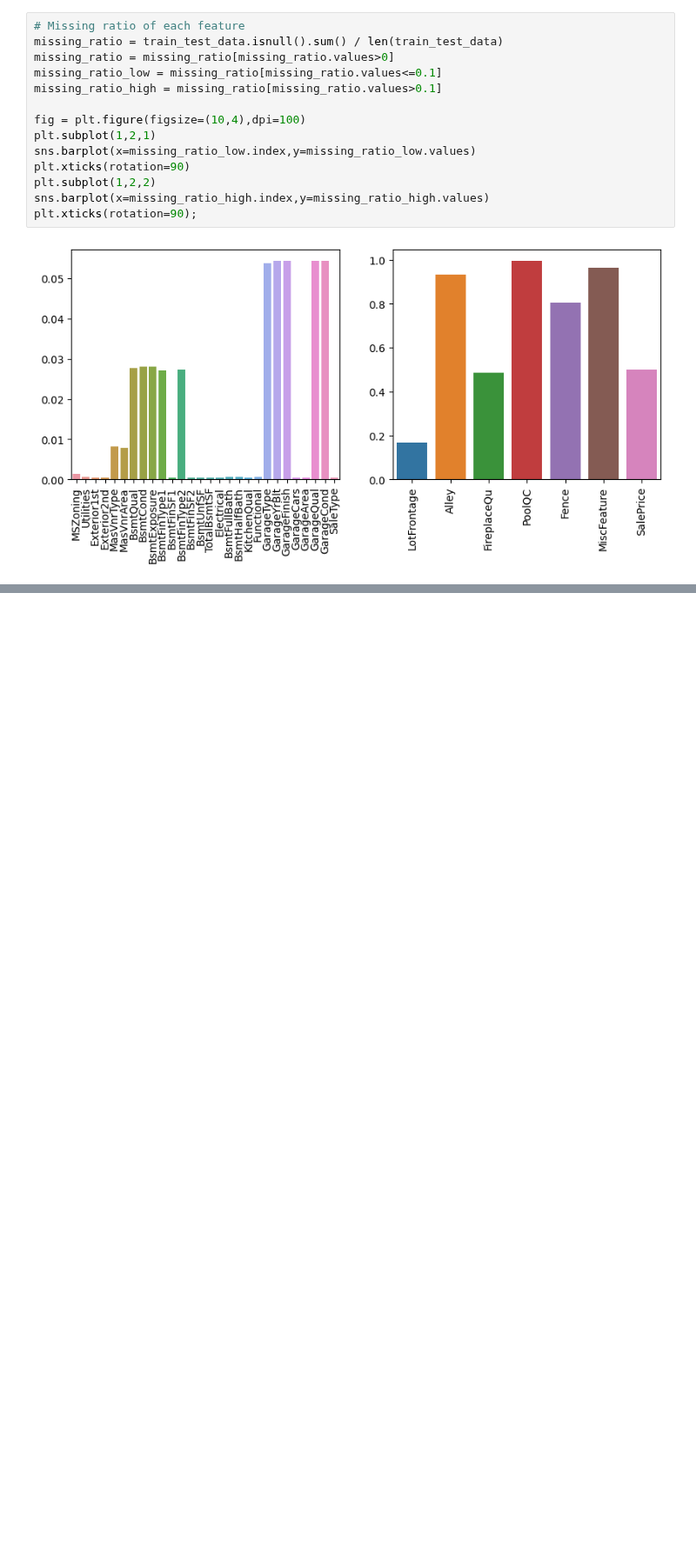
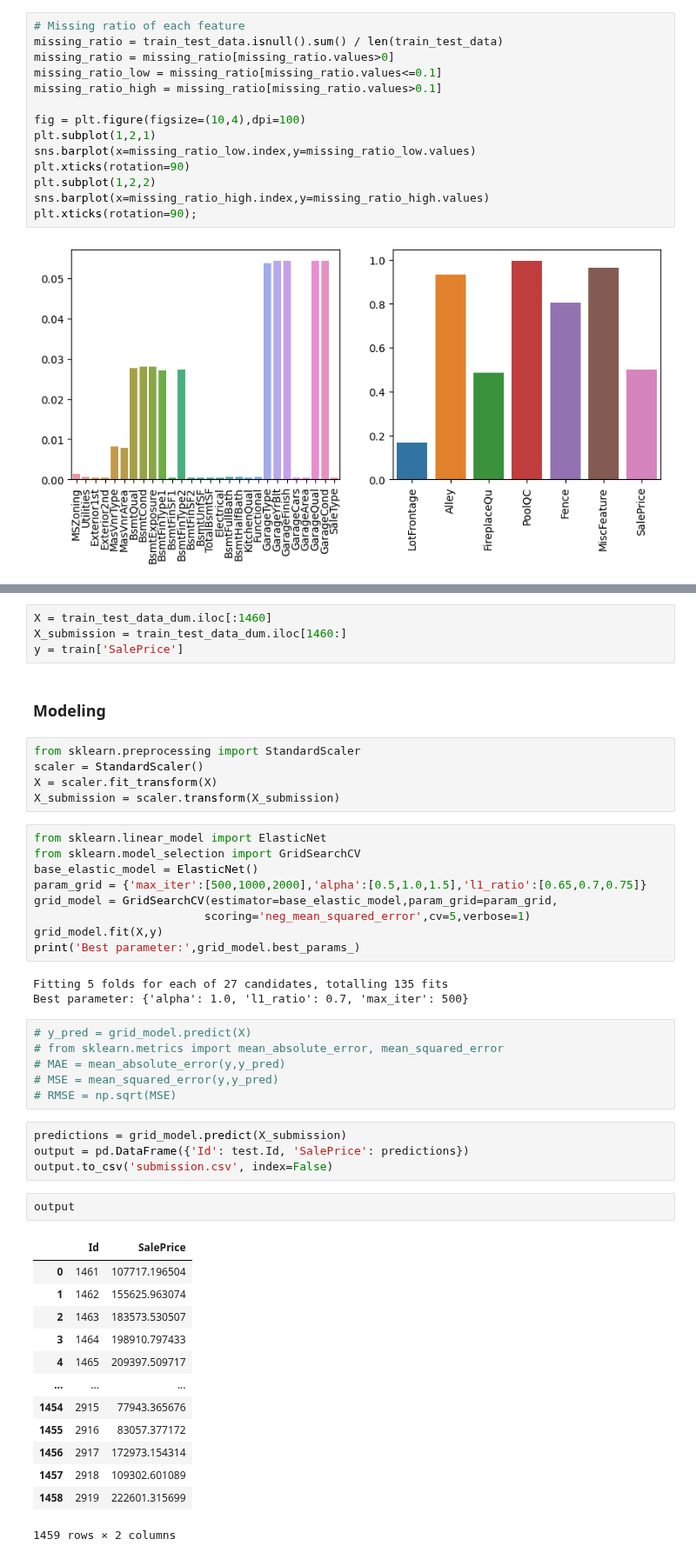
Before and after one commit to BohaoNing/Kaggle-Projects, a Jupyter notebook: House Prices - Advanced Regression Techniques/houseprices-solution-1.ipynb, the cells around one changed output, grey strips where cells are left out. Shown at 87% size. Cells and saved outputs as stored; diff of their text form; blank space fills up the shorter version.

```diff
--- a/House Prices - Advanced Regression Techniques/houseprices-solution-1.ipynb
+++ b/House Prices - Advanced Regression Techniques/houseprices-solution-1.ipynb
@@ -103,0 +120,49 @@ train_test_data[train_test_data['GarageCond'].isnull()]
+# %%
+X = train_test_data_dum.iloc[:1460]
+X_submission = train_test_data_dum.iloc[1460:]
+y = train['SalePrice']
+# %% [markdown]
+### Modeling
+# %%
+from sklearn.preprocessing import StandardScaler
+scaler = StandardScaler()
+X = scaler.fit_transform(X)
+X_submission = scaler.transform(X_submission)
+# %%
+from sklearn.linear_model import ElasticNet
+from sklearn.model_selection import GridSearchCV
+base_elastic_model = ElasticNet()
+param_grid = {'max_iter':[500,1000,2000],'alpha':[0.5,1.0,1.5],'l1_ratio':[0.65,0.7,0.75]}
+grid_model = GridSearchCV(estimator=base_elastic_model,param_grid=param_grid,
+                         scoring='neg_mean_squared_error',cv=5,verbose=1)
+grid_model.fit(X,y)
+print('Best parameter:',grid_model.best_params_)
+# %% [output]
+Fitting 5 folds for each of 27 candidates, totalling 135 fits
+Best parameter: {'alpha': 1.0, 'l1_ratio': 0.7, 'max_iter': 500}
+# %%
+# y_pred = grid_model.predict(X)
+# from sklearn.metrics import mean_absolute_error, mean_squared_error
+# MAE = mean_absolute_error(y,y_pred)
+# MSE = mean_squared_error(y,y_pred)
+# RMSE = np.sqrt(MSE)
+# %%
+predictions = grid_model.predict(X_submission)
+output = pd.DataFrame({'Id': test.Id, 'SalePrice': predictions})
+output.to_csv('submission.csv', index=False)
+# %%
+output
+# %% [output]
+|  | Id | SalePrice |
+| 0 | 1461 | 107717.196504 |
+| 1 | 1462 | 155625.963074 |
+| 2 | 1463 | 183573.530507 |
+| 3 | 1464 | 198910.797433 |
+| 4 | 1465 | 209397.509717 |
+| ... | ... | ... |
+| 1454 | 2915 | 77943.365676 |
+| 1455 | 2916 | 83057.377172 |
+| 1456 | 2917 | 172973.154314 |
+| 1457 | 2918 | 109302.601089 |
+| 1458 | 2919 | 222601.315699 |
+1459 rows × 2 columns
```
Also changed, not shown: parts of 8 cells of this notebook.
